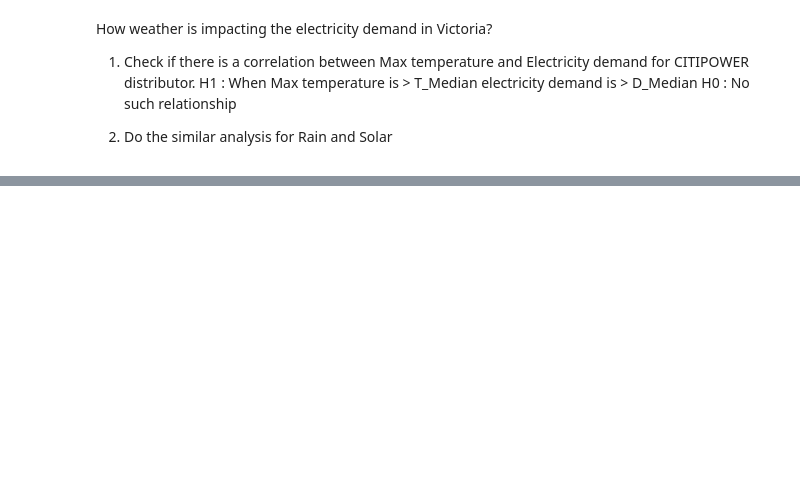
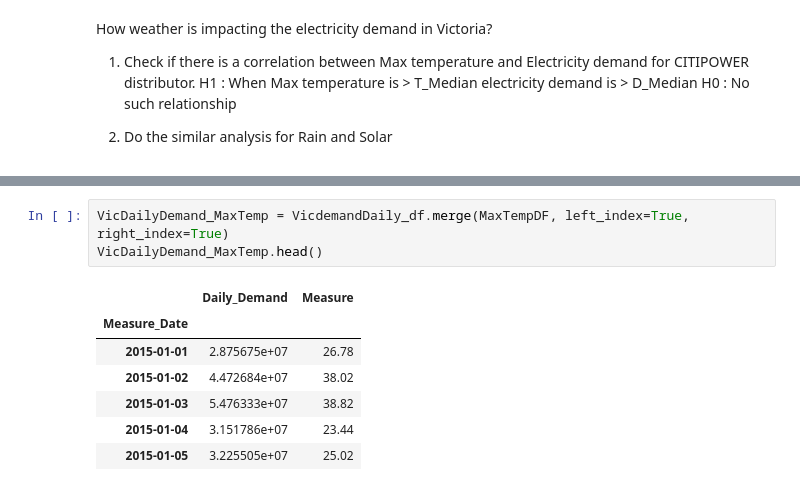
Before and after one commit to tahsinurrahman2011/Project-1, a Jupyter notebook: Electricity Demand Vs Weather Analysis.ipynb, the cells around one changed output, grey strips where cells are left out. Drawn from its saved outputs; the diff is of its cells as text; blank space fills up the shorter version.

```diff
--- a/Electricity Demand Vs Weather Analysis.ipynb
+++ b/Electricity Demand Vs Weather Analysis.ipynb
@@ -76,0 +111,11 @@ demand_df.head(20)
+# %%
+VicDailyDemand_MaxTemp = VicdemandDaily_df.merge(MaxTempDF, left_index=True, right_index=True)
+VicDailyDemand_MaxTemp.head()
+# %% [output]
+|  | Daily_Demand | Measure |
+| Measure_Date |  |  |
+| 2015-01-01 | 2.875675e+07 | 26.78 |
+| 2015-01-02 | 4.472684e+07 | 38.02 |
+| 2015-01-03 | 5.476333e+07 | 38.82 |
+| 2015-01-04 | 3.151786e+07 | 23.44 |
+| 2015-01-05 | 3.225505e+07 | 25.02 |
```
Also changed, not shown: parts of 9 cells of this notebook, 1 other file.
